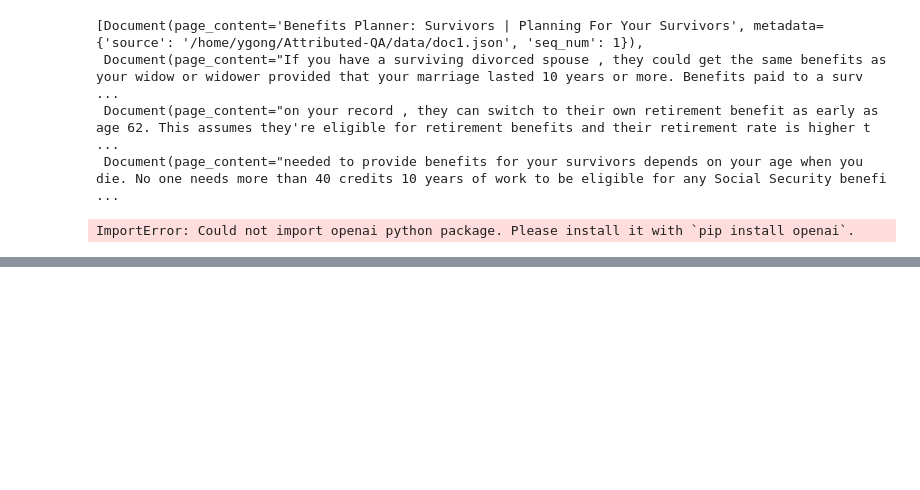
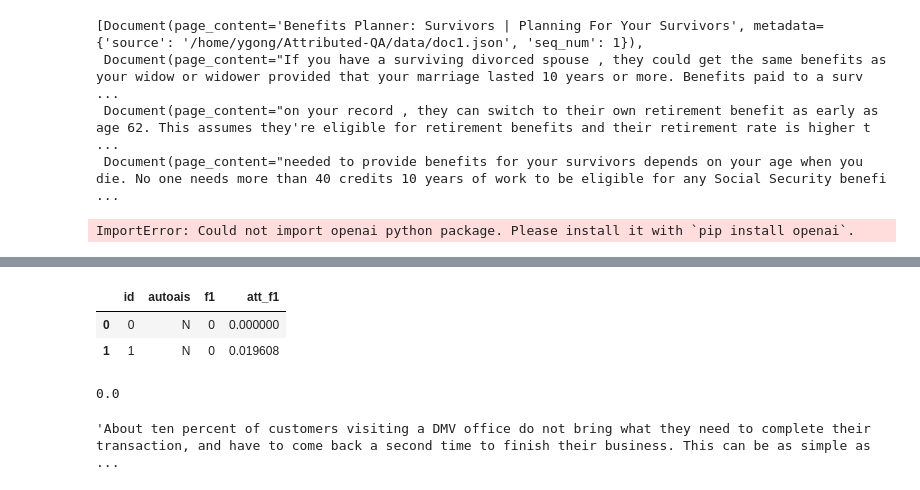
Before and after one commit to gong7788/Attributed-QA, a Jupyter notebook: playground.ipynb, the cells around one changed output, grey strips where cells are left out. Drawn from its saved outputs; the diff is of its cells as text; code cells hidden in the pictures; blank space fills up the shorter version.

Commit message:
evaluation: f1, att_f1, autoais

```diff
--- a/playground.ipynb
+++ b/playground.ipynb
@@ -243,0 +264,15 @@ ImportError: Could not import openai python package. Please install it with `pip
+# %%
+def load_doc_file(file_path):
+    """
+    Load doc2dial_doc.json file
+    """
+    #check if file is json
+    if file_path.endswith('.json'):
+        with open(file_path, 'r') as f:
+            doc2dial_doc = json.load(f)
+        return doc2dial_doc
+    else:
+        raise ValueError('File is not json')
+# %%
+doc_file_path = 'data/doc2dial/doc2dial_doc.json'
+doc2dial_doc = load_doc_file(doc_file_path)
@@ -243,0 +281,17 @@ ImportError: Could not import openai python package. Please install it with `pip
+# %%
+qa_file_path = 'data/doc2dial/doc2dial_qa_train.csv'
+qa_df = pd.read_csv(qa_file_path)
+# %%
+from transformers import T5Tokenizer, T5ForConditionalGeneration
+import torch
+
+# device = torch.device("cuda" if torch.cuda.is_available() else "cpu")
+
+failed_doc_ids = [645,1448,1523,1573,8159]
+AUTOAIS = "google/t5_xxl_true_nli_mixture"
+hf_tokenizer = T5Tokenizer.from_pretrained(AUTOAIS)
+hf_model = T5ForConditionalGeneration.from_pretrained(AUTOAIS)
+# if torch.cuda.device_count() > 1:
+#     print('use multiple GPUs')
+#     hf_model = torch.nn.DataParallel(hf_model)
+# hf_model.to(device)
@@ -243,0 +353,14 @@ ImportError: Could not import openai python package. Please install it with `pip
+# %%
+eval_df
+# %% [output]
+|  | id | autoais | f1 | att_f1 |
+| 0 | 0 | N | 0 | 0.000000 |
+| 1 | 1 | N | 0 | 0.019608 |
+# %%
+eval_df['f1'].mean()
+# %% [output]
+0.0
+# %%
+df.iloc[1]['passage(context)']
+# %% [output]
+'About ten percent of customers visiting a DMV office do not bring what they need to complete their transaction, and have to come back a second time to finish their business. This can be as simple as  ...
```
Also changed, not shown: parts of 10 cells of this notebook, 7 other files.
